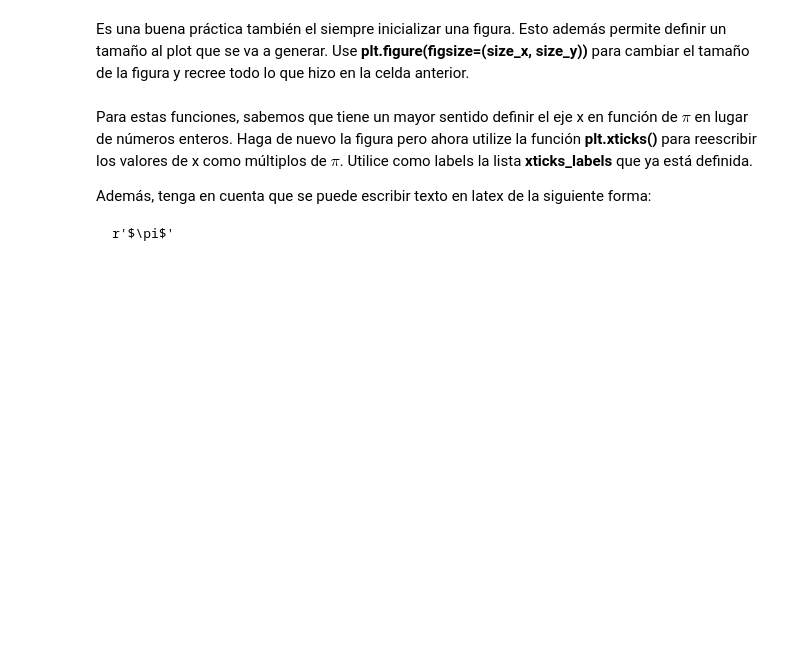
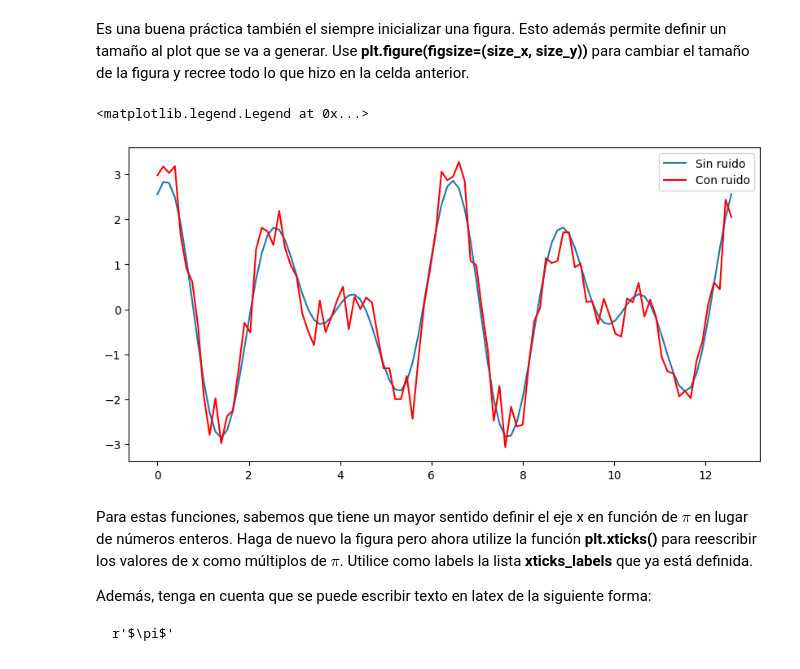
Before and after one commit to carlos-riquelme-c/Tarea-1, a Jupyter notebook: Tarea_1.ipynb, the cells around one changed output. Saved outputs shown, nothing was run; the diff lists cells and outputs as text; code cells hidden in the pictures; blank space fills up the shorter version.

```diff
--- a/Tarea_1.ipynb
+++ b/Tarea_1.ipynb
@@ -219,5 +268,20 @@ ruido = 0.4*np.random.randn(len(x_values))
 # %% [markdown]
 Es una buena práctica también el siempre inicializar una figura. Esto además permite definir un tamaño al plot que se va a generar. Use **plt.figure(figsize=(size_x, size_y))** para cambiar el tamaño de la figura y recree todo lo que hizo en la celda anterior.
+# %%
+plt.figure(figsize=(10, 5)) #Tamaño
+
+np.random.seed(19680801) # por ahora ignorar esto
+ruido = 0.4*np.random.randn(len(x_values))
+
+# Línea para plotear función sin ruido
+plt.plot(x_values, f(x_values), label='Sin ruido')
+
+# Línea para plotear función con ruido
+plt.plot(x_values, f(x_values) + ruido, color='red', label='Con ruido')
+plt.legend()
+# %% [output]
+<matplotlib.legend.Legend at 0x...>
+[figure, added]
 # %% [markdown]
 Para estas funciones, sabemos que tiene un mayor sentido definir el eje x en función de $\pi$ en lugar de números enteros. Haga de nuevo la figura pero ahora utilize la función **plt.xticks()** para reescribir los valores de x como múltiplos de $\pi$. Utilice como labels la lista **xticks_labels** que ya está definida.
 
```
Also changed, not shown: parts of 15 cells of this notebook.
